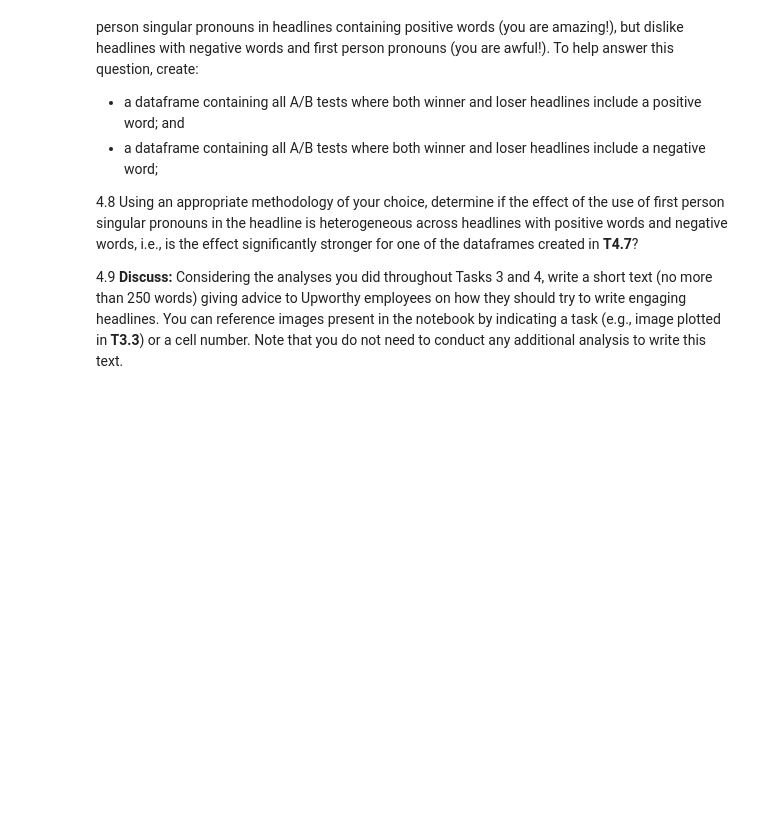
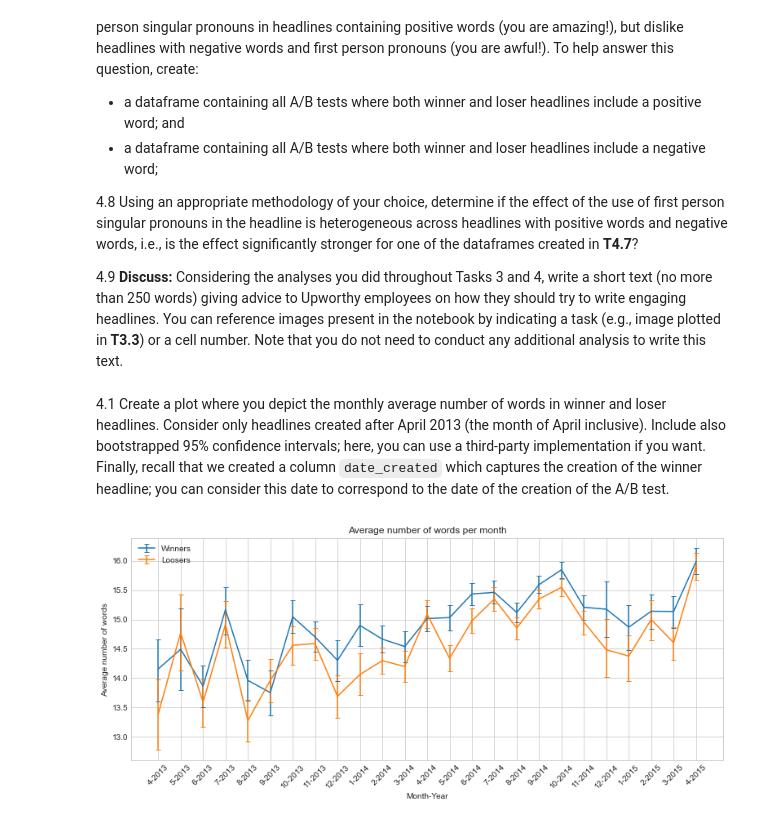
Before and after one commit to hichemhadhri/hw1, a Jupyter notebook: hw1.ipynb, the cells around one changed output. Cells and saved outputs as stored; diff of their text form; code cells hidden in the pictures; blank space fills up the shorter version.

```diff
--- a/hw1.ipynb
+++ b/hw1.ipynb
@@ -667,3 +667,61 @@ Create all these plots in a single figure with no more than 11 inches of width a
 
 4.9 **Discuss:** Considering the analyses you did throughout Tasks 3 and 4, write a short text (no more than 250 words) giving advice to Upworthy employees on how they should try to write engaging headlines.
 You can reference images present in the notebook by indicating a task (e.g., image plotted in **T3.3**) or a cell number. Note that you do not need to conduct any additional analysis to write this text.
+# %% [markdown]
+4.1 Create a plot where you depict the monthly average number of words in winner and loser headlines. Consider only headlines created after April 2013 (the month of April inclusive). Include also bootstrapped 95% confidence intervals; here, you can use a third-party implementation if you want. Finally, recall that we created a column `date_created` which captures the creation of the winner headline; you can consider this date to correspond to the date of the creation of the A/B test.
+# %%
+comparaison_final['date_created'] = comparaison_final['date_created'].astype('datetime64[ns]')
+after_april2013 = comparaison_final[comparaison_final['date_created'] >= '2013-04-01']
+comparaison_final_month = after_april2013.groupby([after_april2013['date_created'].dt.month, after_april2013['date_created'].dt.year])
+
+
+def bootstrap_CI(data, nbr_draws):
+    means = np.zeros(nbr_draws)
+    data = np.array(data)
+
+    for n in range(nbr_draws):
+        indices = np.random.randint(0, len(data), len(data))
+        data_tmp = data[indices]
+        means[n] = np.nanmean(data_tmp)
+
+    return [np.nanpercentile(means, 2.5),np.nanpercentile(means, 97.5)]
+
+
+stats_by_month1 = comparaison_final_month.apply(lambda x: pd.Series({
+        'average_numwords1': x['numwords1'].mean(),
+        'lower_err_numwords1': bootstrap_CI(x['numwords1'], 1000)[0],
+        'upper_err_numwords2': bootstrap_CI(x['numwords1'], 1000)[1]
+    }))
+
+stats_by_month2 = comparaison_final_month.apply(lambda x: pd.Series({
+        'average_numwords2': x['numwords2'].mean(),
+        'lower_err_numwords2': bootstrap_CI(x['numwords2'], 1000)[0],
+        'upper_err_numwords2': bootstrap_CI(x['numwords2'], 1000)[1]
+    }))
+
+stats_by_month1 = stats_by_month1.sort_index(level=[1,0])
+stats_by_month2 = stats_by_month2.sort_index(level=[1,0])
+
+stats_by_month1.index = stats_by_month1.index.map(lambda x : str(x[0]) + '-' + str(x[1]))
+stats_by_month2.index = stats_by_month2.index.map(lambda x : str(x[0]) + '-' + str(x[1]))
+
+plt.style.use('seaborn-whitegrid')
+fig, ax = plt.subplots(figsize=(13, 5))
+ax.errorbar(stats_by_month1.index, stats_by_month1.average_numwords1,
+             yerr = [-stats_by_month1.lower_err_numwords1 + stats_by_month1.average_numwords1,
+                    -stats_by_month1.average_numwords1 + stats_by_month1.upper_err_numwords2],
+             capsize= 3)
+ax.errorbar(stats_by_month2.index, stats_by_month2.average_numwords2,
+                yerr = [-stats_by_month2.lower_err_numwords2 + stats_by_month2.average_numwords2,
+                          -stats_by_month2.average_numwords2 + stats_by_month2.upper_err_numwords2],
+                capsize= 3)
+
+ax.set_xticks(stats_by_month1.index)
+ax.set_xticklabels(stats_by_month1.index, rotation=45)
+ax.set_xlabel('Month-Year')
+ax.set_ylabel('Average number of words')
+ax.set_title('Average number of words per month')
+ax.legend(['Winners', 'Loosers'])
+plt.show()
+# %% [output]
+[figure, added]
```
Also changed, not shown: parts of 17 cells of this notebook.
